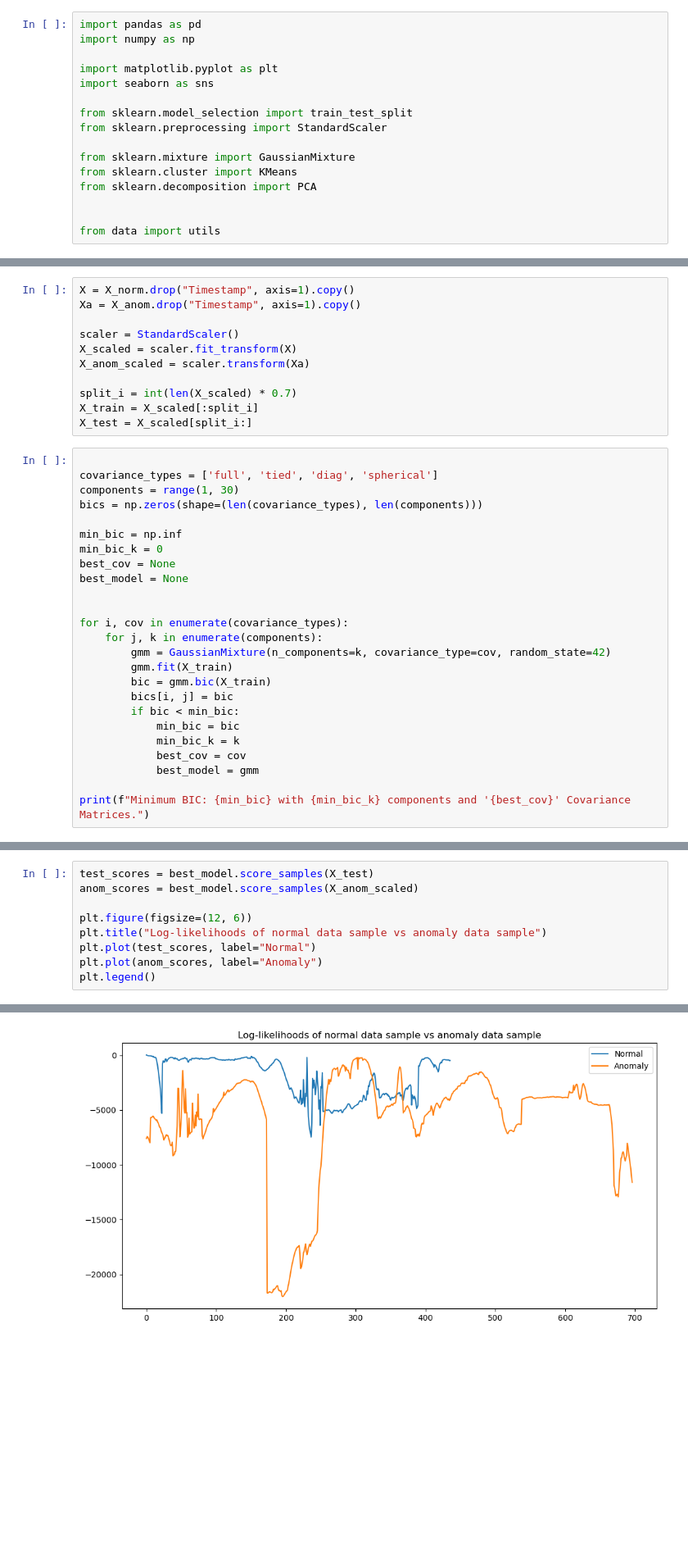
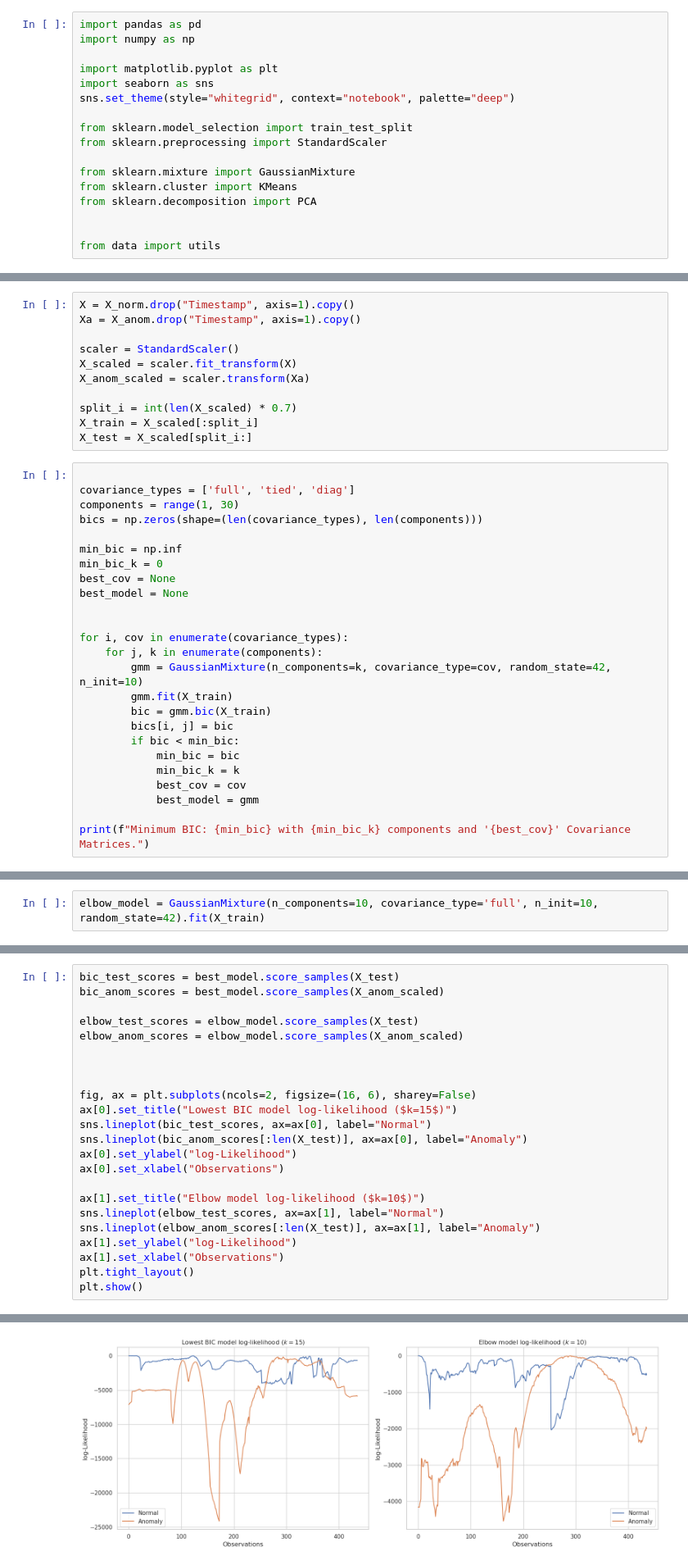
Before and after one commit to asembreek/fieldlens, a Jupyter notebook: notebooks/4. Gaussian Mixture Model.ipynb, the cells around one changed output, grey strips where cells are left out. Shown at 82% size. Saved outputs shown, nothing was run; the diff lists cells and outputs as text; blank space fills up the shorter version.

```diff
--- a/notebooks/4. Gaussian Mixture Model.ipynb
+++ b/notebooks/4. Gaussian Mixture Model.ipynb
@@ -21,6 +21,7 @@ import numpy as np
 
 import matplotlib.pyplot as plt
 import seaborn as sns
+sns.set_theme(style="whitegrid", context="notebook", palette="deep")
 
 from sklearn.model_selection import train_test_split
 from sklearn.preprocessing import StandardScaler
@@ -227,7 +228,7 @@ X_train = X_scaled[:split_i]
 X_test = X_scaled[split_i:]
 # %%
 
-covariance_types = ['full', 'tied', 'diag', 'spherical']
+covariance_types = ['full', 'tied', 'diag']
 components = range(1, 30)
 bics = np.zeros(shape=(len(covariance_types), len(components)))
 
@@ -239,7 +240,7 @@ best_model = None
 
 for i, cov in enumerate(covariance_types):
     for j, k in enumerate(components):
-        gmm = GaussianMixture(n_components=k, covariance_type=cov, random_state=42)
+        gmm = GaussianMixture(n_components=k, covariance_type=cov, random_state=42, n_init=10)
         gmm.fit(X_train)
         bic = gmm.bic(X_train)
         bics[i, j] = bic
@@ -270 +272,3 @@ plt.show()
+# %%
+elbow_model = GaussianMixture(n_components=10, covariance_type='full', n_init=10, random_state=42).fit(X_train)
 # %%
@@ -278,10 +291,24 @@ Anomaly data log-likelihood: -6037.120232230713
 # %%
-test_scores = best_model.score_samples(X_test)
-anom_scores = best_model.score_samples(X_anom_scaled)
+bic_test_scores = best_model.score_samples(X_test)
+bic_anom_scores = best_model.score_samples(X_anom_scaled)
 
-plt.figure(figsize=(12, 6))
-plt.title("Log-likelihoods of normal data sample vs anomaly data sample")
-plt.plot(test_scores, label="Normal")
-plt.plot(anom_scores, label="Anomaly")
-plt.legend()
+elbow_test_scores = elbow_model.score_samples(X_test)
+elbow_anom_scores = elbow_model.score_samples(X_anom_scaled)
+
+
+
+fig, ax = plt.subplots(ncols=2, figsize=(16, 6), sharey=False)
+ax[0].set_title("Lowest BIC model log-likelihood ($k=15$)")
+sns.lineplot(bic_test_scores, ax=ax[0], label="Normal")
+sns.lineplot(bic_anom_scores[:len(X_test)], ax=ax[0], label="Anomaly")
+ax[0].set_ylabel("log-Likelihood")
+ax[0].set_xlabel("Observations")
+
+ax[1].set_title("Elbow model log-likelihood ($k=10$)")
+sns.lineplot(elbow_test_scores, ax=ax[1], label="Normal")
+sns.lineplot(elbow_anom_scores[:len(X_test)], ax=ax[1], label="Anomaly")
+ax[1].set_ylabel("log-Likelihood")
+ax[1].set_xlabel("Observations")
+plt.tight_layout()
+plt.show()
 # %% [output]
@@ -289 +315 @@ plt.legend()
-[figure, old version]
+[figure, new version]
```
Also changed, not shown: parts of 11 cells of this notebook.
